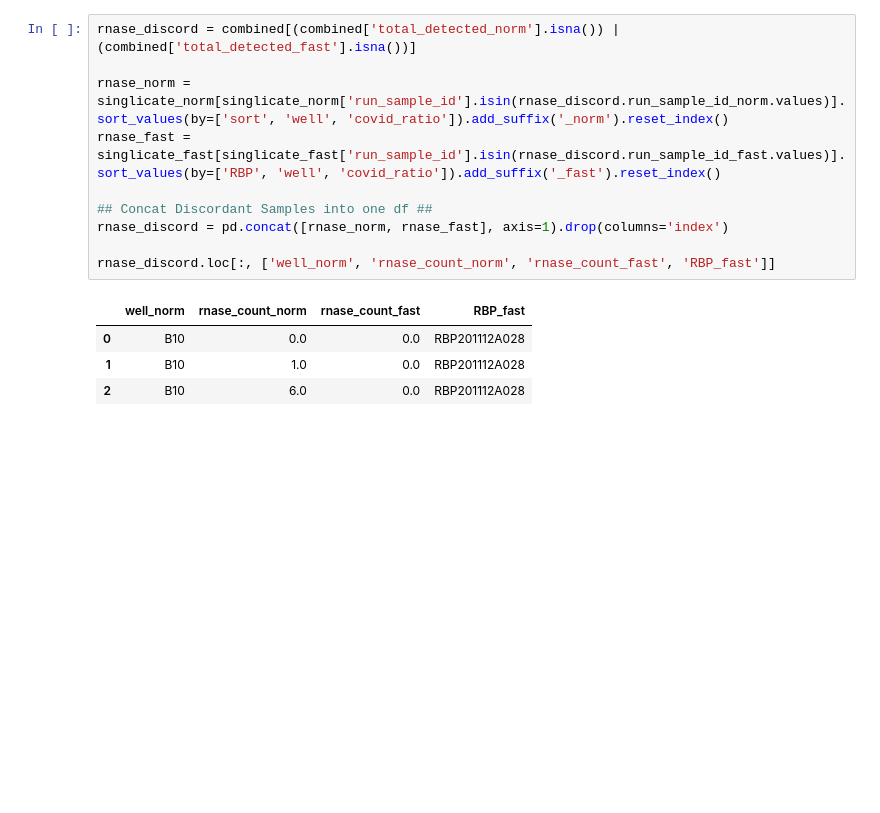
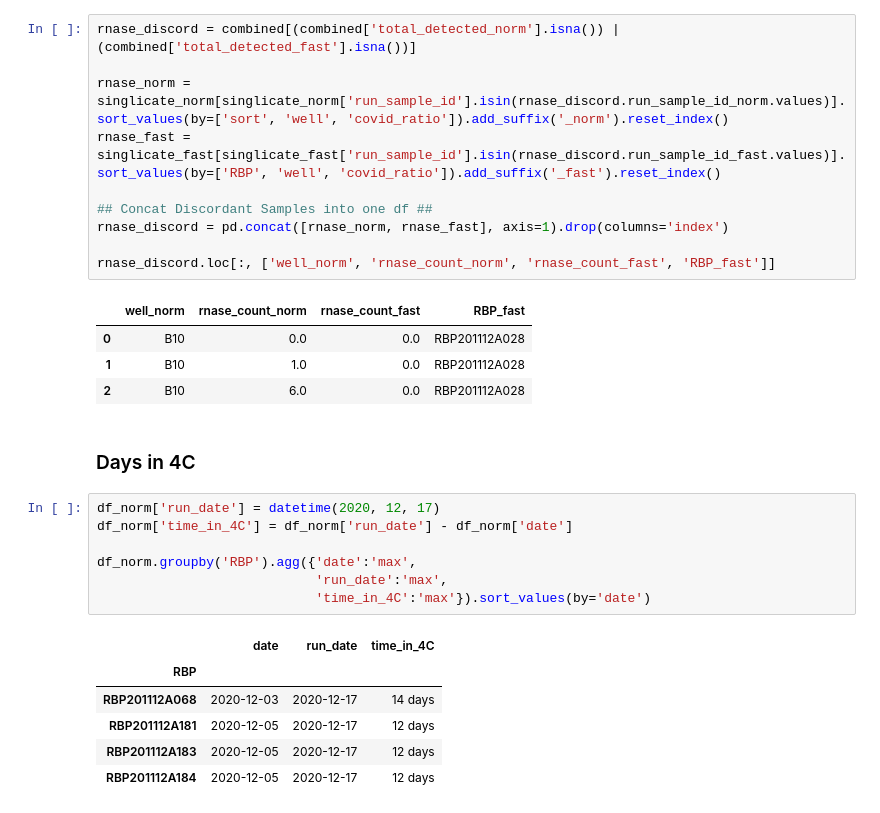
Before and after one commit to gh-bshih/g19_analysis, a Jupyter notebook: 201229_FastConcordance#2.5.ipynb, the cells around one changed output. Drawn from its saved outputs; the diff is of its cells as text; blank space fills up the shorter version.

```diff
--- a/201229_FastConcordance#2.5.ipynb
+++ b/201229_FastConcordance#2.5.ipynb
@@ -359,3 +360,19 @@ rnase_discord.loc[:, ['well_norm', 'rnase_count_norm', 'rnase_count_fast', 'RBP_
 | 0 | B10 | 0.0 | 0.0 | RBP201112A028 |
 | 1 | B10 | 1.0 | 0.0 | RBP201112A028 |
 | 2 | B10 | 6.0 | 0.0 | RBP201112A028 |
+# %% [markdown]
+### Days in 4C
+# %%
+df_norm['run_date'] = datetime(2020, 12, 17)
+df_norm['time_in_4C'] = df_norm['run_date'] - df_norm['date']
+
+df_norm.groupby('RBP').agg({'date':'max',
+                            'run_date':'max',
+                            'time_in_4C':'max'}).sort_values(by='date')
+# %% [output]
+|  | date | run_date | time_in_4C |
+| RBP |  |  |  |
+| RBP201112A068 | 2020-12-03 | 2020-12-17 | 14 days |
+| RBP201112A181 | 2020-12-05 | 2020-12-17 | 12 days |
+| RBP201112A183 | 2020-12-05 | 2020-12-17 | 12 days |
+| RBP201112A184 | 2020-12-05 | 2020-12-17 | 12 days |
```
Also changed, not shown: parts of 1 cell of this notebook, 2 other files.
